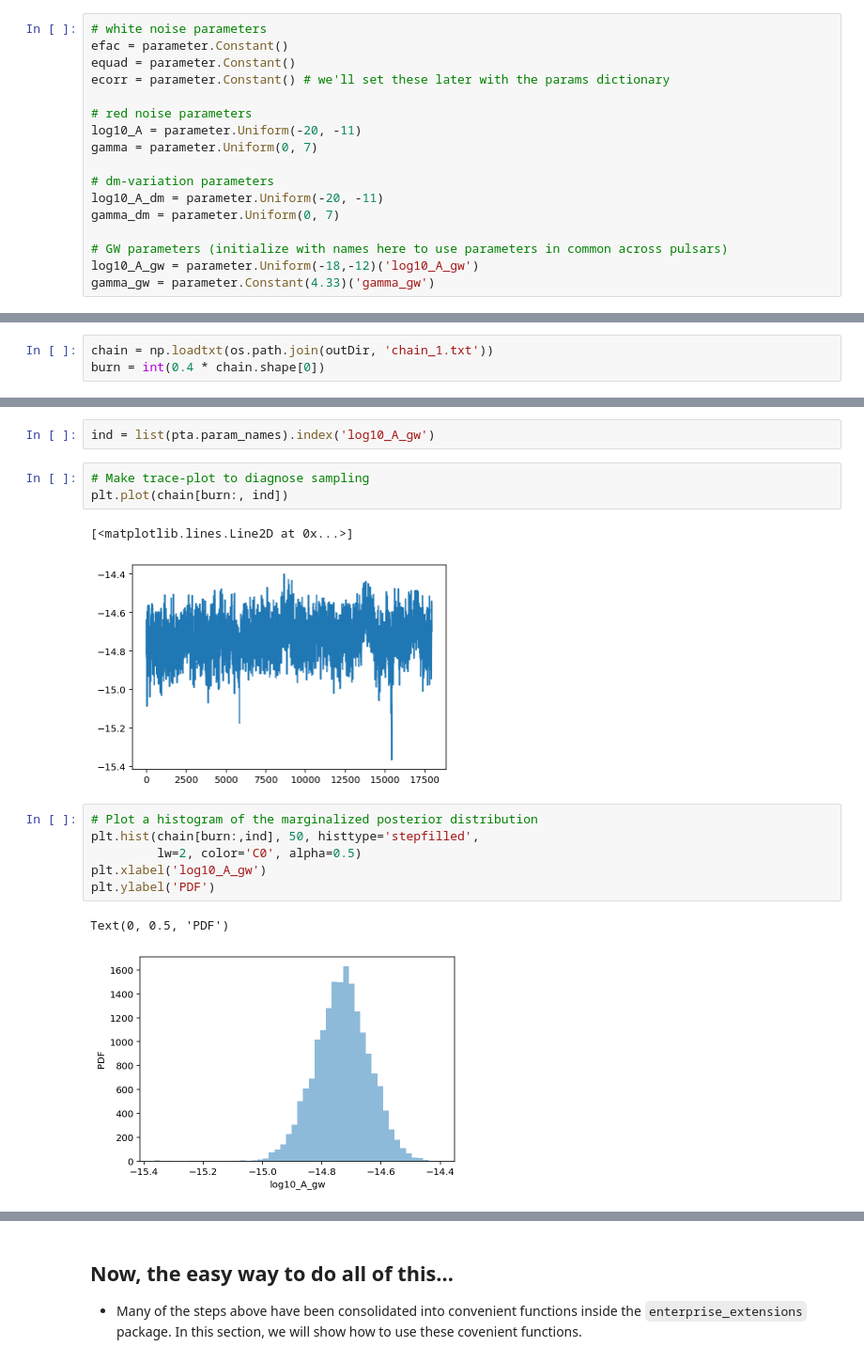
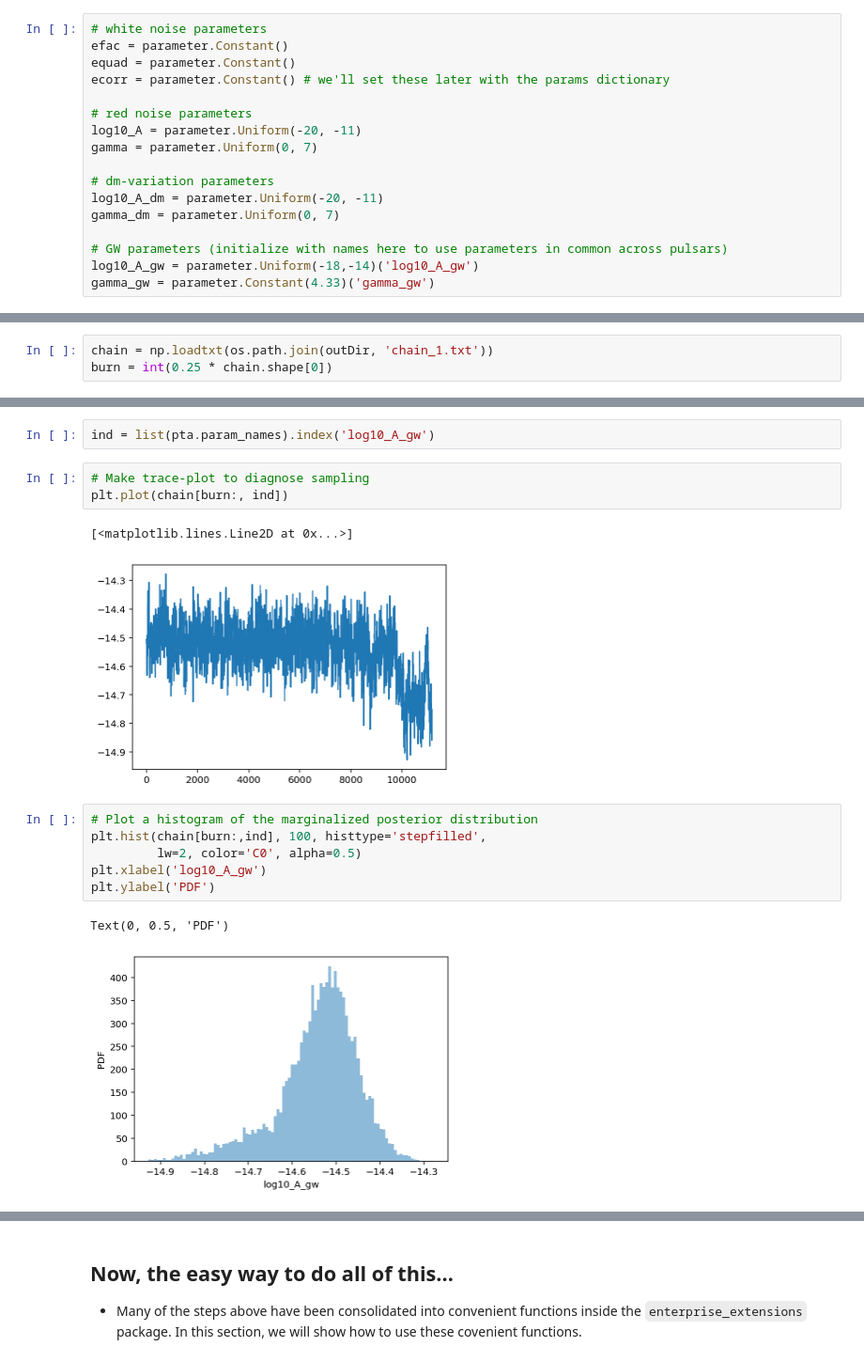
Before and after one commit to nanograv/12p5yr_stochastic_analysis, a Jupyter notebook: notebooks/pta_gwb_analysis.ipynb, the cells around one changed output, grey strips where cells are left out. Shown: that part at 94% size. Saved outputs shown, nothing was run; the diff lists cells and outputs as text.

```diff
--- a/notebooks/pta_gwb_analysis.ipynb
+++ b/notebooks/pta_gwb_analysis.ipynb
@@ -173,7 +174,7 @@ log10_A_dm = parameter.Uniform(-20, -11)
 gamma_dm = parameter.Uniform(0, 7)
 
 # GW parameters (initialize with names here to use parameters in common across pulsars)
-log10_A_gw = parameter.Uniform(-18,-12)('log10_A_gw')
+log10_A_gw = parameter.Uniform(-18,-14)('log10_A_gw')
 gamma_gw = parameter.Constant(4.33)('gamma_gw')
 # %% [markdown]
 ### Signals
@@ -268,4 +269,4 @@ Run Complete
 ## Plot output
 # %%
 chain = np.loadtxt(os.path.join(outDir, 'chain_1.txt'))
-burn = int(0.4 * chain.shape[0])
+burn = int(0.25 * chain.shape[0])
@@ -278,16 +277,16 @@ ind = list(pta.param_names).index('log10_A_gw')
 plt.plot(chain[burn:, ind])
 # %% [output]
 [<matplotlib.lines.Line2D at 0x...>]
-[figure, old version]
+[figure, new version]
 # %%
 # Plot a histogram of the marginalized posterior distribution
-plt.hist(chain[burn:,ind], 50, histtype='stepfilled',
+plt.hist(chain[burn:,ind], 100, histtype='stepfilled',
          lw=2, color='C0', alpha=0.5)
 plt.xlabel('log10_A_gw')
 plt.ylabel('PDF')
 # %% [output]
 Text(0, 0.5, 'PDF')
-[figure, old version]
+[figure, new version]
 # %%
 hist = np.histogram(chain[burn:, pta.param_names.index('log10_A_gw')],
                           bins=70,
```
Also changed, not shown: parts of 41 cells of this notebook, 2 other files.
